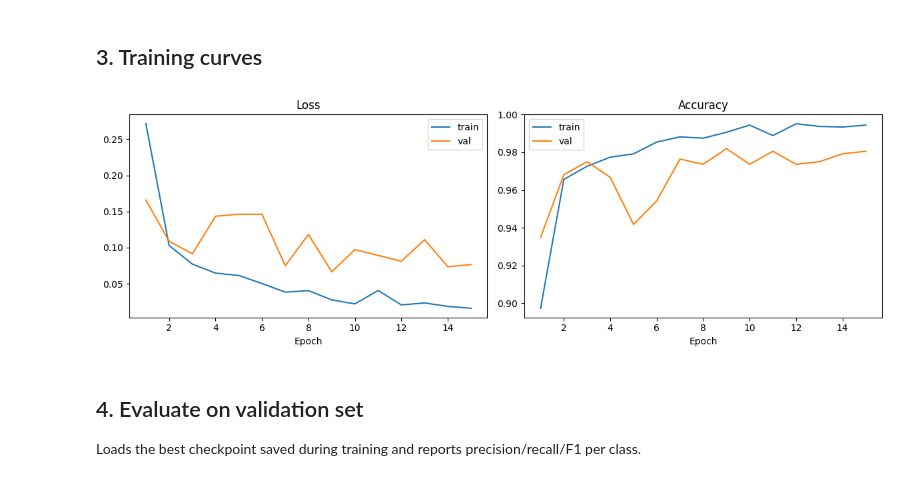
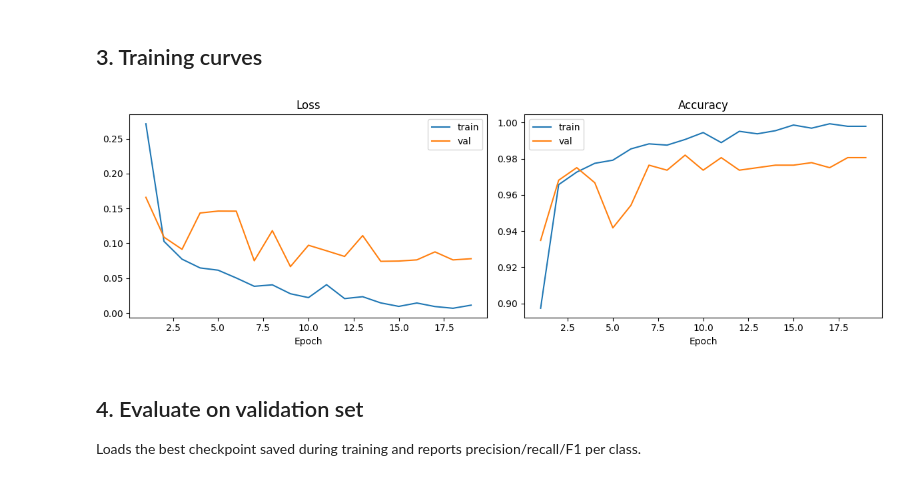
Before and after one commit to nh-nhathoang/face-mask-detection, a Jupyter notebook: src/main.ipynb, the cells around one changed output. Drawn from its saved outputs; the diff is of its cells as text; code cells hidden in the pictures.

```diff
--- a/src/main.ipynb
+++ b/src/main.ipynb
@@ -43,6 +43,7 @@ criterion = nn.CrossEntropyLoss()
 eval_criterion = nn.CrossEntropyLoss()
 
 optimizer = optim.Adam(model.parameters(), lr=LEARNING_RATE, weight_decay=1e-4)
+scheduler = torch.optim.lr_scheduler.ReduceLROnPlateau(optimizer, mode="min", factor=0.1, patience=3)
 # %% [output]
 Using device: mps
 Classes: ['mask_weared_incorrect', 'with_mask', 'without_mask']
@@ -50,6 +51,7 @@ Class weights: [10.11228084564209, 0.4174996316432953, 1.9766803979873657]
 # %%
 history = {"train_loss": [], "train_acc": [], "val_loss": [], "val_acc": []}
 best_val_loss = float('inf')
+patience, epochs_without_improvement = 10, 0
 
 for epoch in range(NUM_EPOCHS):
     train_loss, train_acc = run_epoch(model, train_loader, criterion, optimizer, device, train=True)
@@ -62,11 +64,18 @@ for epoch in range(NUM_EPOCHS):
 
     print(f"Epoch {epoch + 1}/{NUM_EPOCHS} | train loss {train_loss:.4f} acc {train_acc:.4f} | val loss {val_loss:.4f} acc {val_acc:.4f}")
 
+    scheduler.step(val_loss)
+
     if val_loss < best_val_loss:
         best_val_loss = val_loss
-
+        epochs_without_improvement = 0
         torch.save(model.state_dict(), CHECKPOINT_PATH)
         print(f"  Saved new best model (val loss {val_loss:.4f})")
+    else:
+        epochs_without_improvement += 1
+        if epochs_without_improvement >= patience:
+            print(f"No validation loss improvement, stop at epoch {epoch + 1}")
+            break
 
 print(f"Training done. Best validation loss: {best_val_loss:.4f}")
 # %% [output]
@@ -90,26 +99,26 @@ Training done. Best validation loss: 0.0666
 # %% [markdown]
 ## 3. Training curves
 # %%
-epochs = range(1, NUM_EPOCHS + 1)
+epochs = range(1, epoch + 2)
 
 fig, axes = plt.subplots(1, 2, figsize=(12, 4))
 
 axes[0].plot(epochs, history["train_loss"], label="train")
 axes[0].plot(epochs, history["val_loss"], label="val")
 axes[0].set_title("Loss")
 axes[0].set_xlabel("Epoch")
 axes[0].legend()
 
 axes[1].plot(epochs, history["train_acc"], label="train")
 axes[1].plot(epochs, history["val_acc"], label="val")
 axes[1].set_title("Accuracy")
 axes[1].set_xlabel("Epoch")
 axes[1].legend()
 
 plt.tight_layout()
 plt.show()
 # %% [output]
-[figure, old version]
+[figure, new version]
 # %% [markdown]
 ## 4. Evaluate on validation set
 
```
Also changed, not shown: parts of 1 cell of this notebook, 2 other files.
